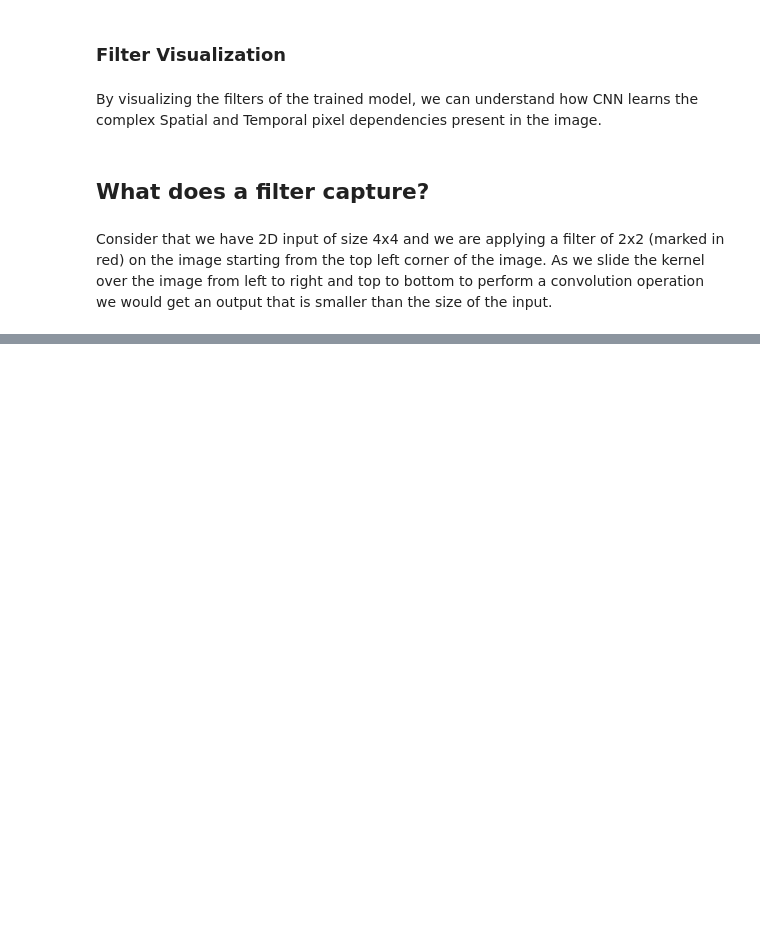
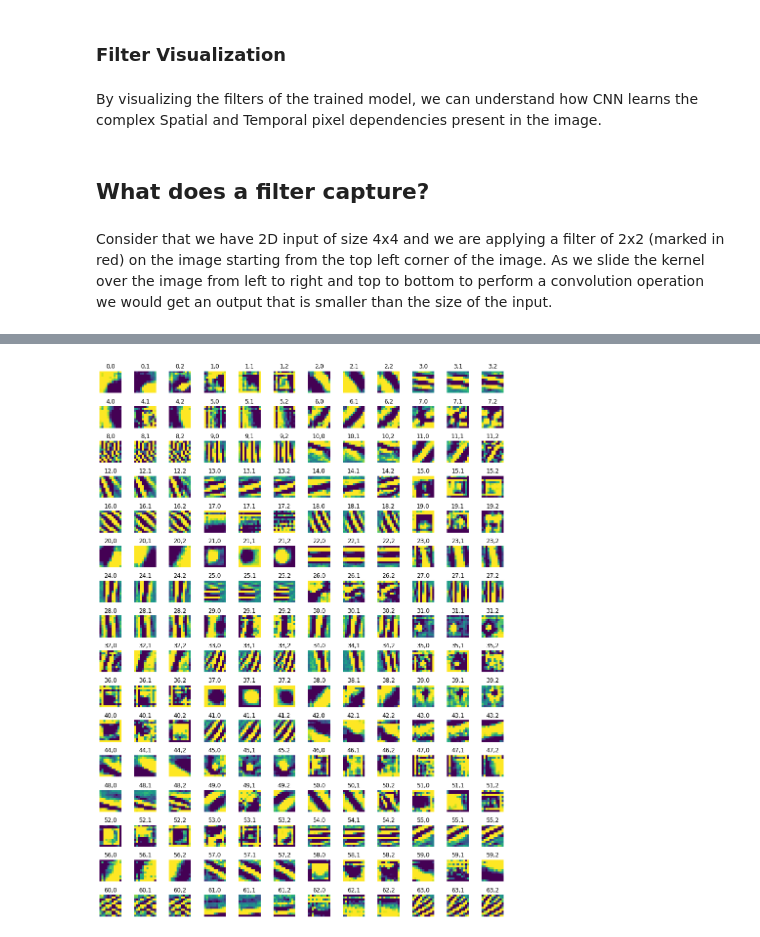
Before and after one commit to erkundanec/CNN_PyTorch, a Jupyter notebook: VisualizingWeights.ipynb, the cells around one changed output, grey strips where cells are left out. Drawn from its saved outputs; the diff is of its cells as text; code cells hidden in the pictures; blank space fills up the shorter version.

```diff
--- a/VisualizingWeights.ipynb
+++ b/VisualizingWeights.ipynb
@@ -257,0 +436,6 @@ The output at each convolution operation (like h₁₄) is equal to the dot prod
+# %%
+#plotting single channel images
+
+plot_weights(alexnet, 0, single_channel = True)
+# %% [output]
+[figure, added]
```
Also changed, not shown: parts of 26 cells of this notebook.
